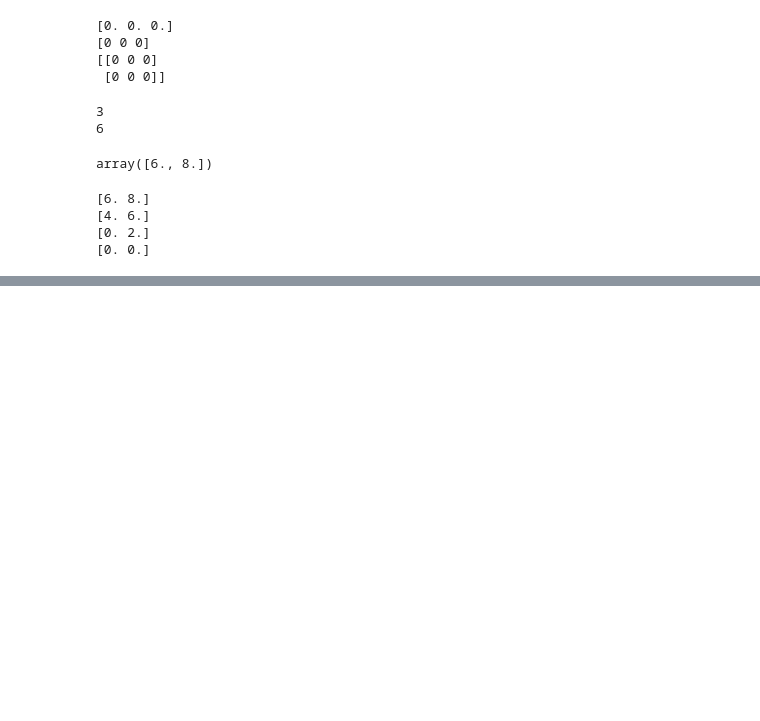
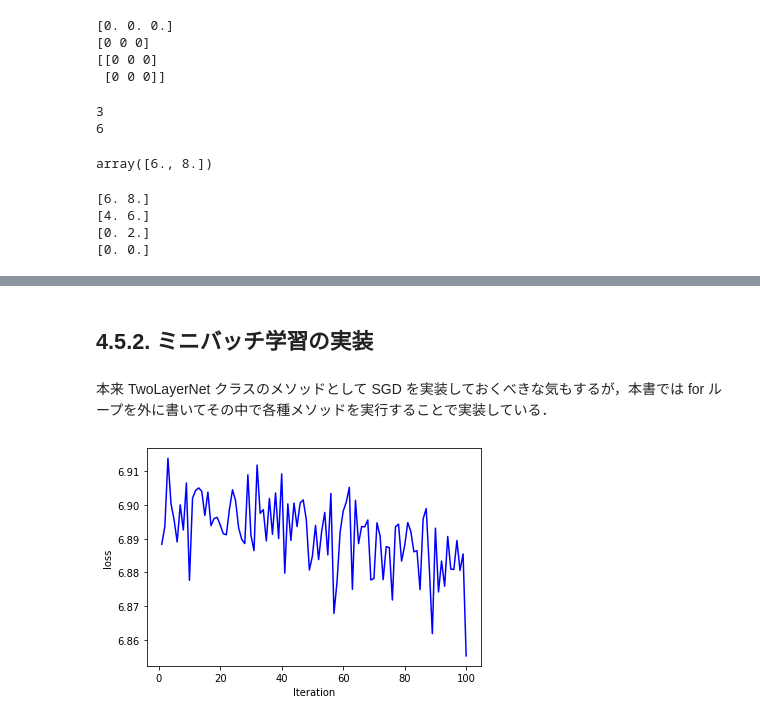
Before and after one commit to Rui-Ue/Deep-Learning-from-scratch, a Jupyter notebook: chapter_4/note_and_source.ipynb, the cells around one changed output, grey strips where cells are left out. Cells and saved outputs as stored; diff of their text form; code cells hidden in the pictures; blank space fills up the shorter version.

```diff
--- a/chapter_4/note_and_source.ipynb
+++ b/chapter_4/note_and_source.ipynb
@@ -422,0 +1012,48 @@ print( numerical_gradient(function_2, np.array([0.0, 0.0])) )
+# %% [markdown]
+## 4.5.2. ミニバッチ学習の実装
+# %% [markdown]
+本来 TwoLayerNet クラスのメソッドとして SGD を実装しておくべきな気もするが，本書では for ループを外に書いてその中で各種メソッドを実行することで実装している．
+# %%
+
+# 2層 NN のインスタンス作成
+network = TwoLayerNet(input_size=784, hidden_size=50, output_size=10)
+
+# 記録用
+train_loss_list = []
+
+# 学習(パラメータ推定)の設定
+iters_num = 100
+batch_size = 100
+learning_rate = 0.1
+train_size = x_train.shape[0]
+
+
+for i in range(iters_num):
+
+    # ミニバッチの取得
+    batch_mask = np.random.choice(train_size, batch_size)
+    x_batch = x_train[batch_mask]
+    t_batch = t_train[batch_mask]
+
+    # (ミニバッチだけに対する損失関数の) 勾配を計算
+    grad = network.numerical_gradient(x_batch, t_batch)
+
+    # 勾配降下(パラメータの更新)
+    for key in ('W1', 'b1', 'W2', 'b2'):
+        network.params[key] -= learning_rate * grad[key]
+
+    # 学習経過の記録
+    loss = network.loss(x_batch, t_batch)
+    train_loss_list.append(loss)
+# %%
+import matplotlib.pyplot as plt
+
+plt.figure()
+plt.xlabel("Iteration")
+plt.ylabel("loss")
+
+plt.plot(range(1, iters_num+1), train_loss_list, '-', color="b")
+
+plt.show()
+# %% [output]
+[figure, added]
```
Also changed, not shown: parts of 34 cells of this notebook, 2 other files.
